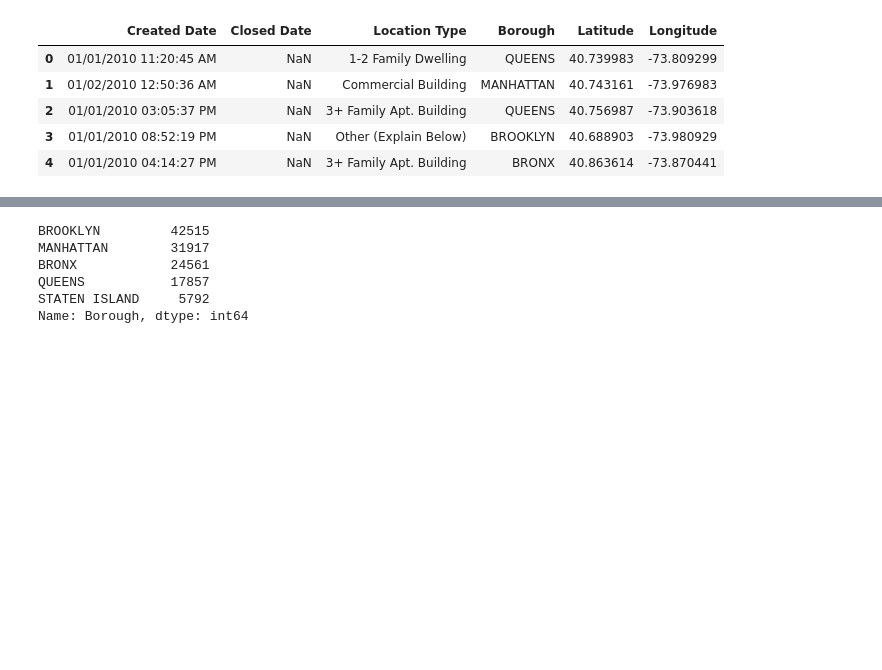
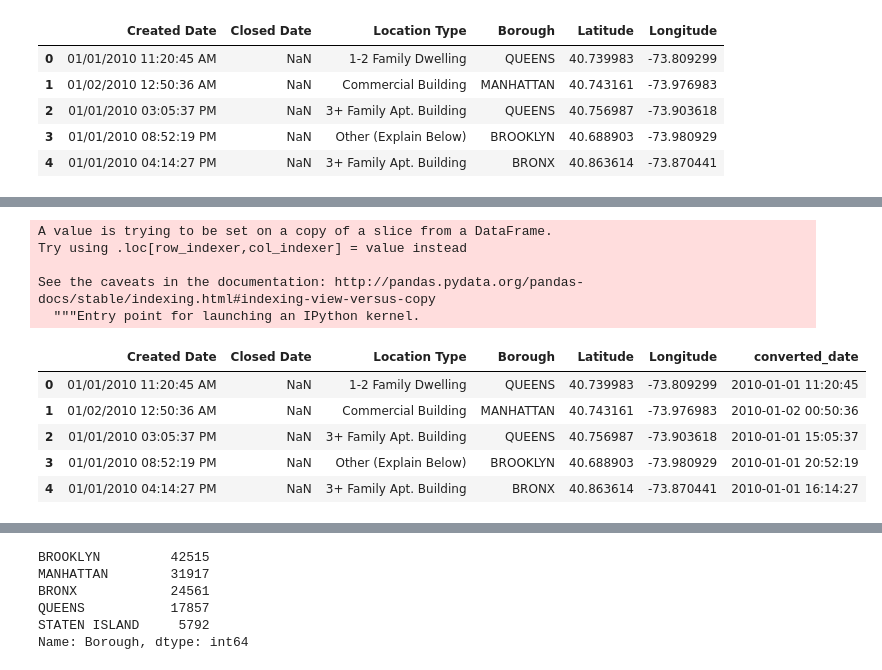
Before and after one commit to quinnwalko/rats, a Jupyter notebook: Group Project 1.ipynb, the cells around one changed output, grey strips where cells are left out. Drawn from its saved outputs; the diff is of its cells as text; code cells hidden in the pictures; blank space fills up the shorter version.

```diff
--- a/Group Project 1.ipynb
+++ b/Group Project 1.ipynb
@@ -46,0 +97,15 @@ See the caveats in the documentation: http://pandas.pydata.org/pandas-docs/stabl
+# %%
+clean_df['converted_date'] = pd.to_datetime(clean_df['Created Date'],infer_datetime_format=True)
+clean_df.head()
+# %% [output]
+A value is trying to be set on a copy of a slice from a DataFrame.
+Try using .loc[row_indexer,col_indexer] = value instead
+
+See the caveats in the documentation: http://pandas.pydata.org/pandas-docs/stable/indexing.html#indexing-view-versus-copy
+  """Entry point for launching an IPython kernel.
+|  | Created Date | Closed Date | Location Type | Borough | Latitude | Longitude | converted_date |
+| 0 | 01/01/2010 11:20:45 AM | NaN | 1-2 Family Dwelling | QUEENS | 40.739983 | -73.809299 | 2010-01-01 11:20:45 |
+| 1 | 01/02/2010 12:50:36 AM | NaN | Commercial Building | MANHATTAN | 40.743161 | -73.976983 | 2010-01-02 00:50:36 |
+| 2 | 01/01/2010 03:05:37 PM | NaN | 3+ Family Apt. Building | QUEENS | 40.756987 | -73.903618 | 2010-01-01 15:05:37 |
+| 3 | 01/01/2010 08:52:19 PM | NaN | Other (Explain Below) | BROOKLYN | 40.688903 | -73.980929 | 2010-01-01 20:52:19 |
+| 4 | 01/01/2010 04:14:27 PM | NaN | 3+ Family Apt. Building | BRONX | 40.863614 | -73.870441 | 2010-01-01 16:14:27 |
```
Also changed, not shown: parts of 13 cells of this notebook.
